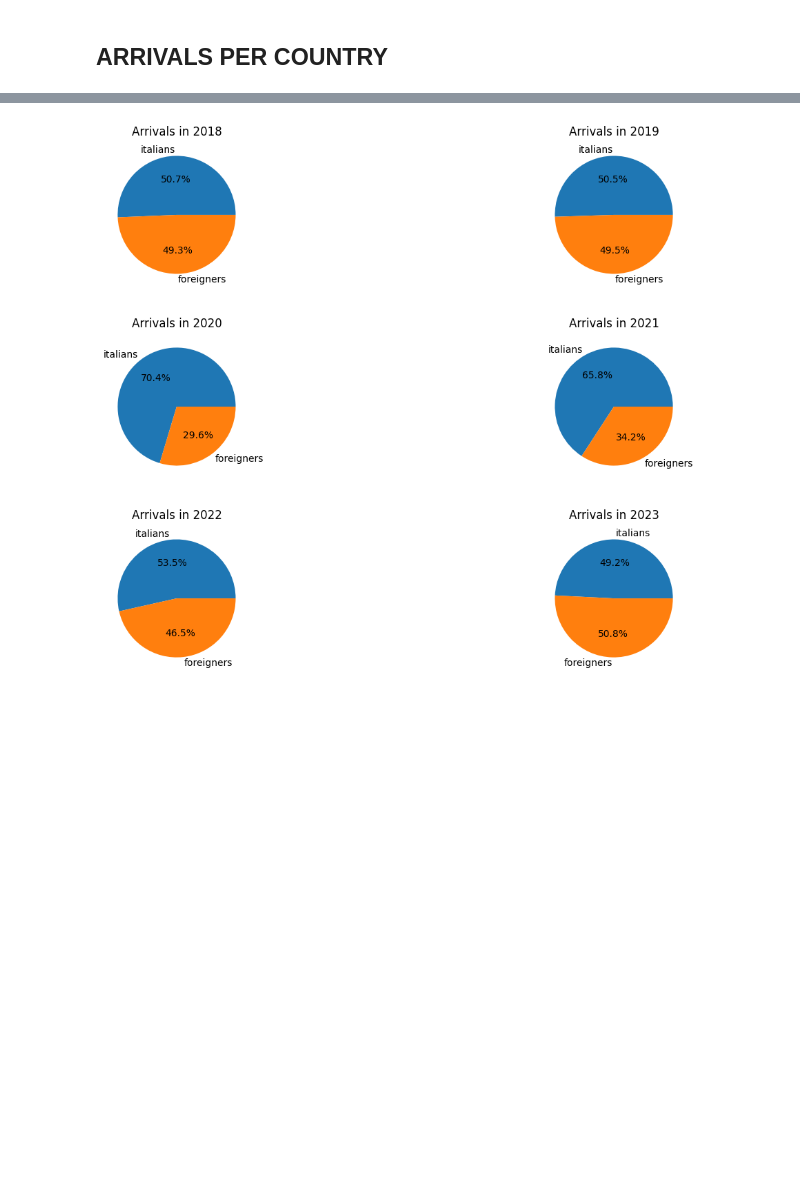
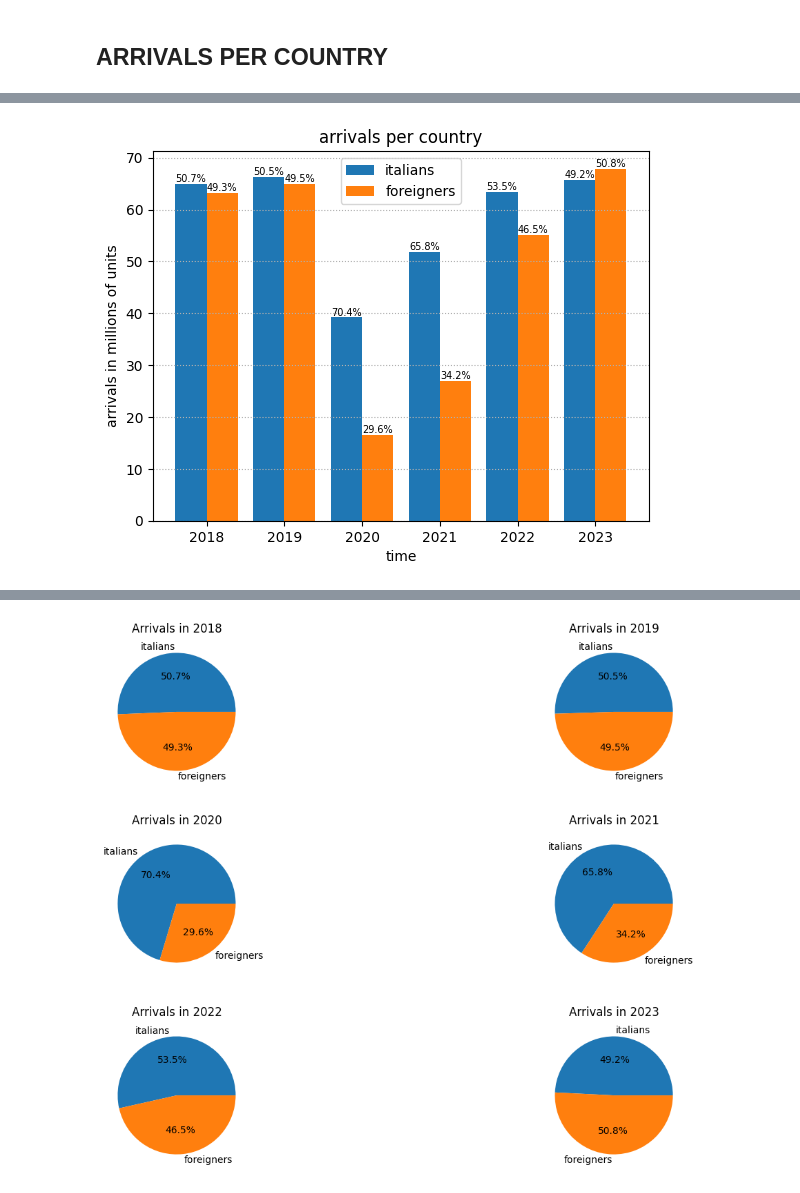
Before and after one commit to T0ls/data-Visualization, a Jupyter notebook: code/index.ipynb, the cells around one changed output, grey strips where cells are left out. Drawn from its saved outputs; the diff is of its cells as text; code cells hidden in the pictures; blank space fills up the shorter version.

```diff
--- a/code/index.ipynb
+++ b/code/index.ipynb
@@ -68,0 +69,31 @@ Text(0.5, 1.0, 'arrivals per country')
+# %%
+width = 0.4  # the width of the bars
+
+fig, ax = plt.subplots()
+
+# Plotting the bars
+bars1 = ax.bar(arrivals_it.index - width/2, arrivals_it['OBS_VALUE'], width, label='italians')
+bars2 = ax.bar(arrivals_extra_it.index + width/2, arrivals_extra_it['OBS_VALUE'], width, label='foreigners')
+
+# Adding labels and title
+ax.set_ylabel("arrivals in millions of units")
+ax.set_xlabel("time")
+ax.legend()
+ax.set_title("arrivals per country")
+ax.grid(True, axis='y', linestyle=':')
+
+# Adding percentages on top of each bar
+total_arrivals = arrivals_it['OBS_VALUE'].reindex(arrivals_it.index).fillna(0) + arrivals_extra_it['OBS_VALUE'].reindex(arrivals_it.index).fillna(0)
+for bar in bars1:
+  height = bar.get_height()
+  percentage = height / total_arrivals.loc[round(bar.get_x() + width/2)] * 100
+  ax.text(bar.get_x() + bar.get_width() / 2, height, f'{percentage:.1f}%', ha='center', va='bottom', fontsize=7)
+
+for bar in bars2:
+  height = bar.get_height()
+  percentage = height / total_arrivals.loc[round(bar.get_x() - width/2)] * 100
+  ax.text(bar.get_x() + bar.get_width() / 2, height, f'{percentage:.1f}%', ha='center', va='bottom', fontsize=7)
+
+plt.show()
+# %% [output]
+[figure, added]
```
Also changed, not shown: parts of 12 cells of this notebook.
